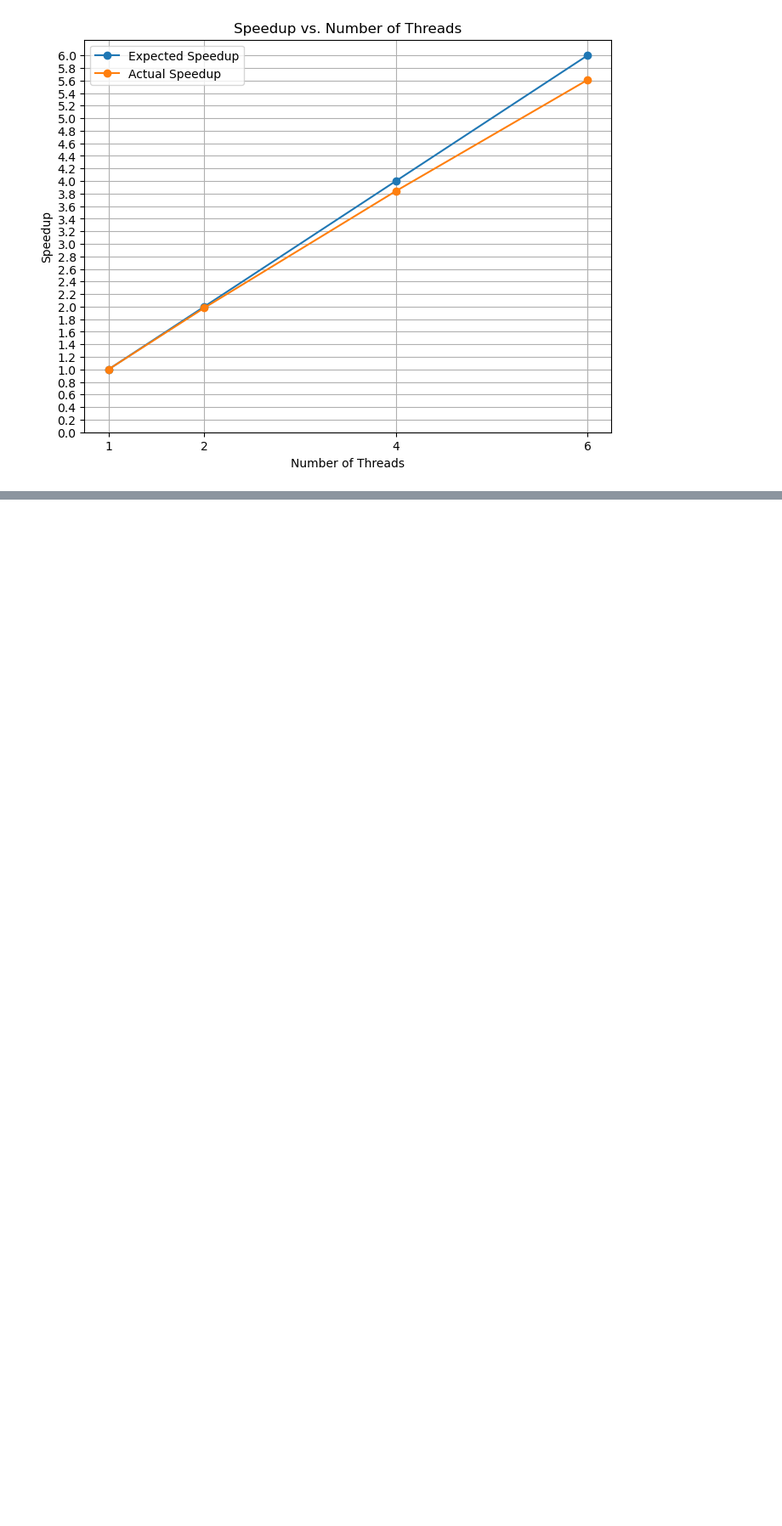
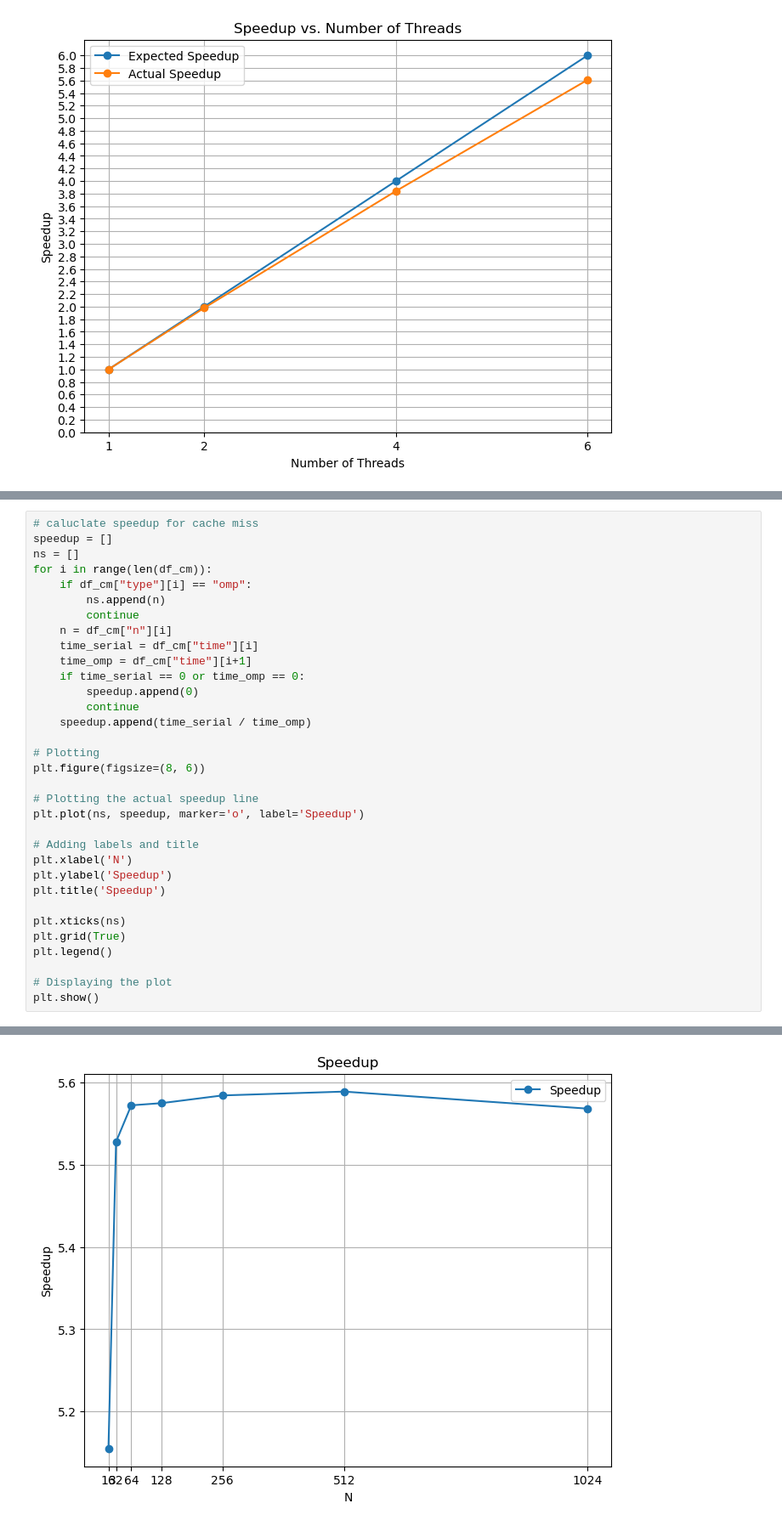
Before and after one commit to d-melita/cpd-life3d, a Jupyter notebook: plotting/Game of Life 3D - Benchmarking results.ipynb, the cells around one changed output, grey strips where cells are left out. Shown: that part at 85% size. Saved outputs shown, nothing was run; the diff lists cells and outputs as text; blank space fills up the shorter version.

```diff
--- a/plotting/Game of Life 3D - Benchmarking results.ipynb
+++ b/plotting/Game of Life 3D - Benchmarking results.ipynb
@@ -102,0 +134,34 @@ plt.show()
+# %%
+# caluclate speedup for cache miss
+speedup = []
+ns = []
+for i in range(len(df_cm)):
+    if df_cm["type"][i] == "omp":
+        ns.append(n)
+        continue
+    n = df_cm["n"][i]
+    time_serial = df_cm["time"][i]
+    time_omp = df_cm["time"][i+1]
+    if time_serial == 0 or time_omp == 0:
+        speedup.append(0)
+        continue
+    speedup.append(time_serial / time_omp)
+
+# Plotting
+plt.figure(figsize=(8, 6))
+
+# Plotting the actual speedup line
+plt.plot(ns, speedup, marker='o', label='Speedup')
+
+# Adding labels and title
+plt.xlabel('N')
+plt.ylabel('Speedup')
+plt.title('Speedup')
+
+plt.xticks(ns)
+plt.grid(True)
+plt.legend()
+
+# Displaying the plot
+plt.show()
+# %% [output]
@@ -102,0 +175 @@ plt.show()
+[figure, added]
```
Also changed, not shown: parts of 4 cells of this notebook, 1 other file.
